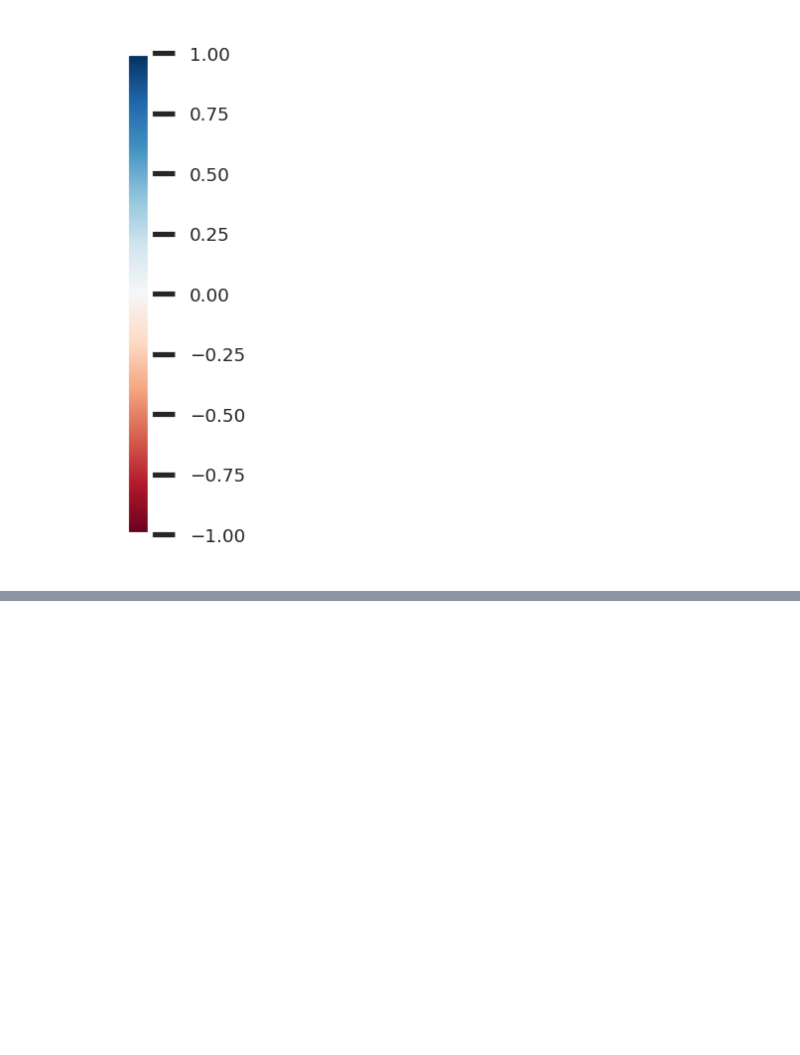
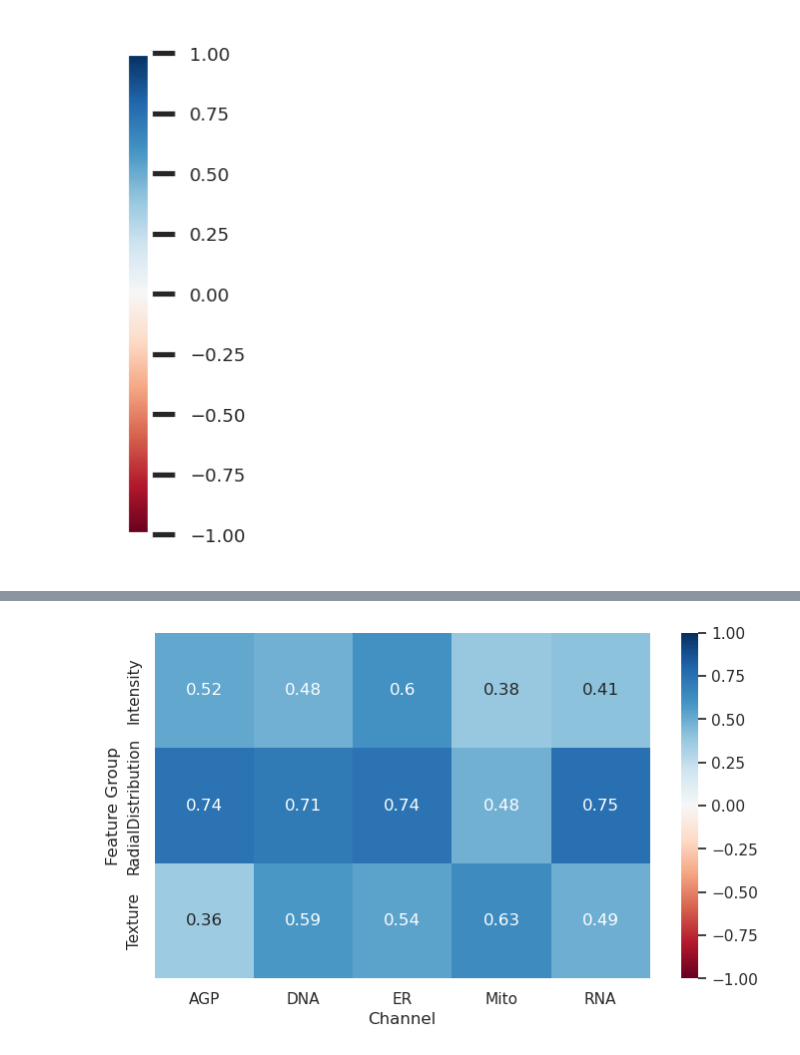
Before and after one commit to jump-cellpainting/2024_Chandrasekaran_Morphmap, a Jupyter notebook: 07.compute-cosine-similarities/06.check-SLC-OR-connections.ipynb, the cells around one changed output, grey strips where cells are left out. Saved outputs shown, nothing was run; the diff lists cells and outputs as text; code cells hidden in the pictures; blank space fills up the shorter version.

```diff
--- a/07.compute-cosine-similarities/06.check-SLC-OR-connections.ipynb
+++ b/07.compute-cosine-similarities/06.check-SLC-OR-connections.ipynb
@@ -228,0 +374,22 @@ plt.savefig("figures/slc_or_colorbar.svg", dpi=300)
+# %%
+sns.set(font_scale=1)
+plt.figure(figsize = (fig_width*2, fig_height*3))
+
+f = sns.heatmap(
+    channel_feature_group_df,
+    cmap="RdBu",
+    vmin=-1,
+    vmax=1,
+    xticklabels=True,
+    yticklabels=True,
+    annot=True,
+)
+
+f.set(xlabel="Channel", ylabel="Feature Group")
+
+f.xaxis.label.set_size(12)
+f.yaxis.label.set_size(12)
+plt.savefig("figures/SLC-OR_feature_group_channel.png")
+plt.savefig("figures/SLC-OR_feature_group_channel.svg")
+# %% [output]
+[figure, added]
```
Also changed, not shown: parts of 9 cells of this notebook, 11 other files.
